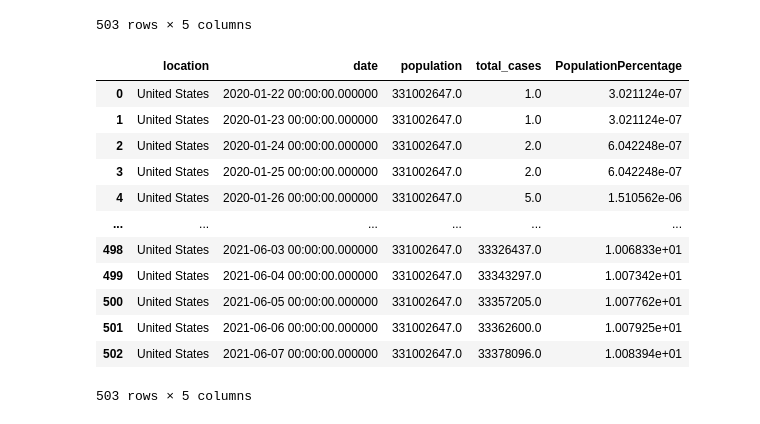
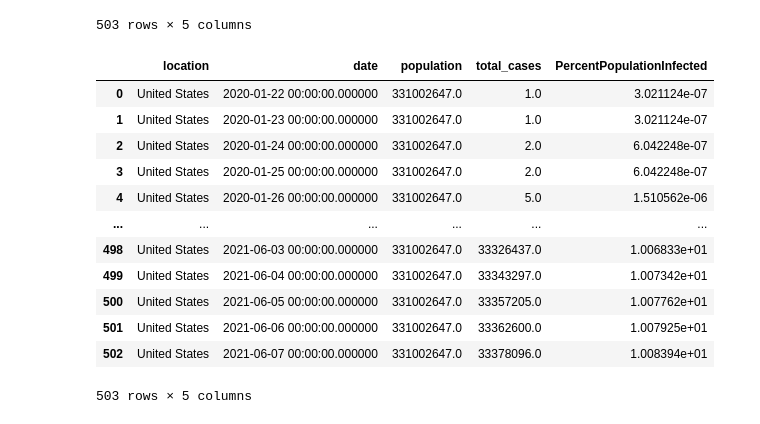
Before and after one commit to atalebizadeh/Examples, a Jupyter notebook: COVID-19/COVID-19 Pandasql.ipynb, the cells around one changed output. Cells and saved outputs as stored; diff of their text form; code cells hidden in the pictures.

```diff
--- a/COVID-19/COVID-19 Pandasql.ipynb
+++ b/COVID-19/COVID-19 Pandasql.ipynb
@@ -94,9 +94,9 @@ ps.sqldf("select location, date, total_cases, total_deaths, (total_deaths/total_
 503 rows × 5 columns
 # %%
 # total cases vs the population
-ps.sqldf("select location, date, population, total_cases, (total_cases/population)*100 as PopulationPercentage from cd where location like '%states%' order by 1,2")
+ps.sqldf("select location, date, population, total_cases, (total_cases/population)*100 as PercentPopulationInfected from cd where location like '%states%' order by 1,2")
 # %% [output]
-|  | location | date | population | total_cases | PopulationPercentage |
+|  | location | date | population | total_cases | PercentPopulationInfected |
 | 0 | United States | 2020-01-22 00:00:00.000000 | 331002647.0 | 1.0 | 3.021124e-07 |
 | 1 | United States | 2020-01-23 00:00:00.000000 | 331002647.0 | 1.0 | 3.021124e-07 |
 | 2 | United States | 2020-01-24 00:00:00.000000 | 331002647.0 | 2.0 | 6.042248e-07 |
```
Also changed, not shown: parts of 2 cells of this notebook.
